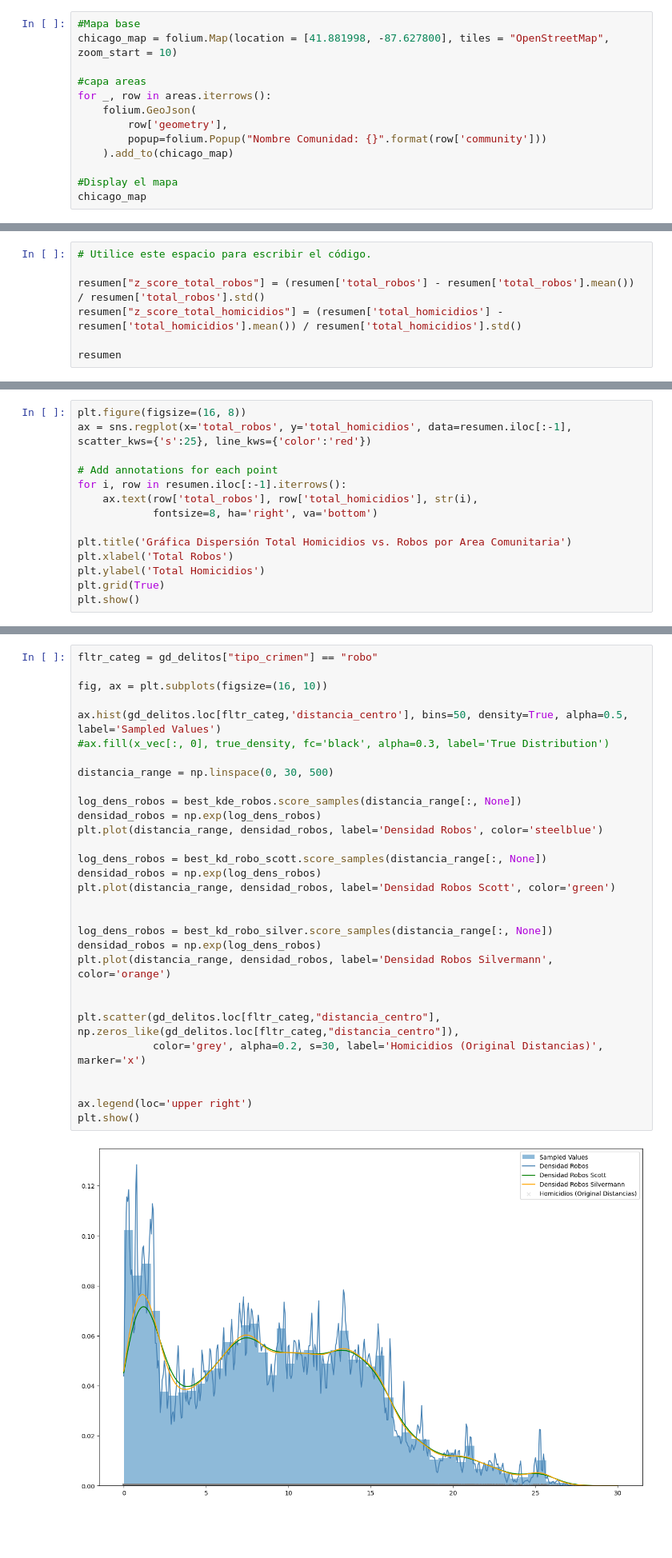
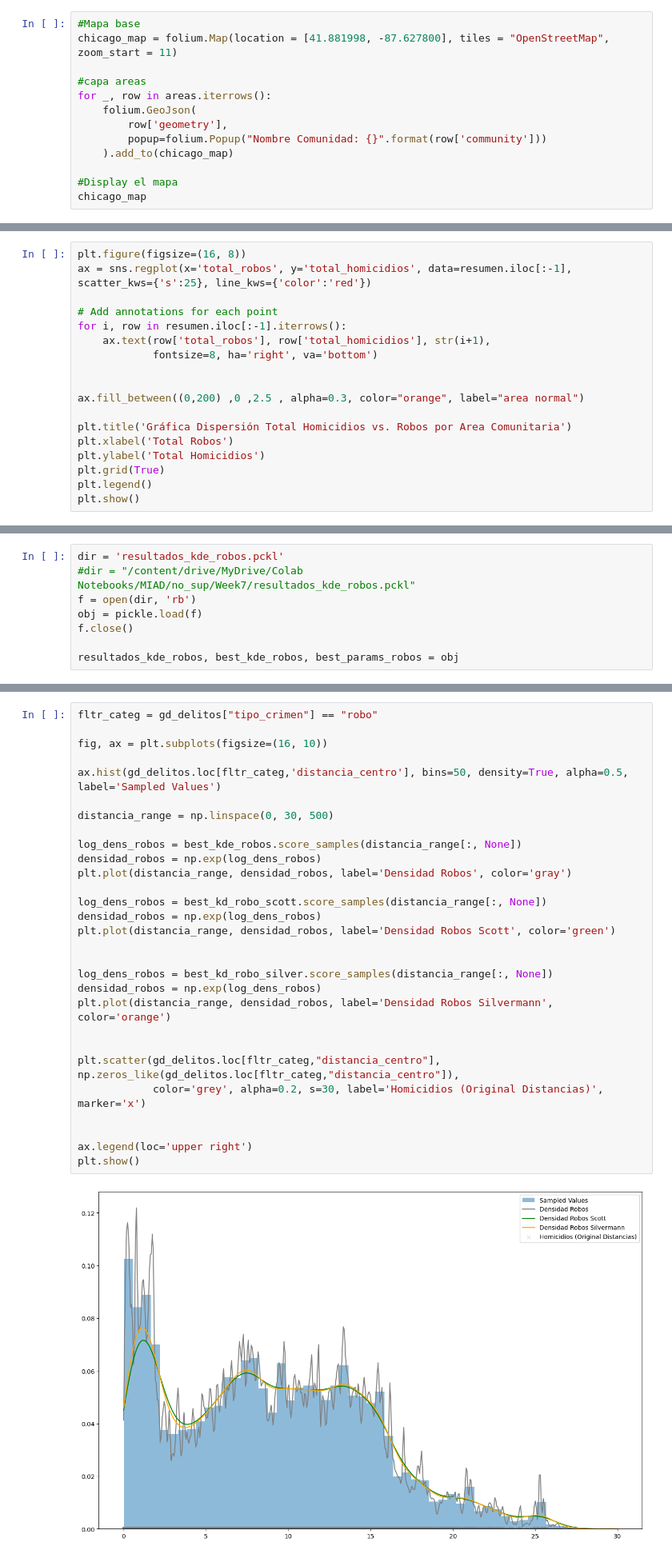
Before and after one commit to paulguz261/MIAD_2024_NO_SUPERVISADO, a Jupyter notebook: Week7/S7_LC_Taller_Geograficos_KDE.ipynb, the cells around one changed output, grey strips where cells are left out. Shown at 80% size. Cells and saved outputs as stored; diff of their text form; blank space fills up the shorter version.

```diff
--- a/Week7/S7_LC_Taller_Geograficos_KDE.ipynb
+++ b/Week7/S7_LC_Taller_Geograficos_KDE.ipynb
@@ -256,7 +267,7 @@ cantidad de poligonos cargados: 77
 cantidad de comunidades unicas cargadas77
 # %%
 #Mapa base
-chicago_map = folium.Map(location = [41.881998, -87.627800], tiles = "OpenStreetMap", zoom_start = 10)
+chicago_map = folium.Map(location = [41.881998, -87.627800], tiles = "OpenStreetMap", zoom_start = 11)
 
 #capa areas
 for _, row in areas.iterrows():
@@ -306,9 +357,2 @@ resumen.sort_values(by="total_homicidios", ascending=False)
 # %% [markdown]
 #### 2.2. Genere una gráfica de dispersión entre el total de homicidios y robos por barrios. Incluya en la gráfica la recta de regresión que mejor ajusta a esos datos. Describa los resultados que obtiene.
-# %%
-# Utilice este espacio para escribir el código.
-
-resumen["z_score_total_robos"] = (resumen['total_robos'] - resumen['total_robos'].mean()) / resumen['total_robos'].std()
-resumen["z_score_total_homicidios"] = (resumen['total_homicidios'] - resumen['total_homicidios'].mean()) / resumen['total_homicidios'].std()
-
-resumen
@@ -332,12 +362,16 @@ ax = sns.regplot(x='total_robos', y='total_homicidios', data=resumen.iloc[:-1],
 
 # Add annotations for each point
 for i, row in resumen.iloc[:-1].iterrows():
-    ax.text(row['total_robos'], row['total_homicidios'], str(i),
+    ax.text(row['total_robos'], row['total_homicidios'], str(i+1),
             fontsize=8, ha='right', va='bottom')
+
+
+ax.fill_between((0,200) ,0 ,2.5 , alpha=0.3, color="orange", label="area normal")
 
 plt.title('Gráfica Dispersión Total Homicidios vs. Robos por Area Comunitaria')
 plt.xlabel('Total Robos')
 plt.ylabel('Total Homicidios')
 plt.grid(True)
+plt.legend()
 plt.show()
 # %% [output]
@@ -472,0 +499,8 @@ Mejores parámetros para robos: {'bandwidth': 0.10985411419875583, 'kernel': 'li
+# %%
+dir = 'resultados_kde_robos.pckl'
+#dir = "/content/drive/MyDrive/Colab Notebooks/MIAD/no_sup/Week7/resultados_kde_robos.pckl"
+f = open(dir, 'rb')
+obj = pickle.load(f)
+f.close()
+
+resultados_kde_robos, best_kde_robos, best_params_robos = obj
@@ -506,32 +531,31 @@ resultados_kde_robos.sort_values(by='rank_test_score').head(20)
 # %%
 fltr_categ = gd_delitos["tipo_crimen"] == "robo"
 
 fig, ax = plt.subplots(figsize=(16, 10))
 
 ax.hist(gd_delitos.loc[fltr_categ,'distancia_centro'], bins=50, density=True, alpha=0.5, label='Sampled Values')
-#ax.fill(x_vec[:, 0], true_density, fc='black', alpha=0.3, label='True Distribution')
 
 distancia_range = np.linspace(0, 30, 500)
 
 log_dens_robos = best_kde_robos.score_samples(distancia_range[:, None])
 densidad_robos = np.exp(log_dens_robos)
-plt.plot(distancia_range, densidad_robos, label='Densidad Robos', color='steelblue')
+plt.plot(distancia_range, densidad_robos, label='Densidad Robos', color='gray')
 
 log_dens_robos = best_kd_robo_scott.score_samples(distancia_range[:, None])
 densidad_robos = np.exp(log_dens_robos)
 plt.plot(distancia_range, densidad_robos, label='Densidad Robos Scott', color='green')
 
 
 log_dens_robos = best_kd_robo_silver.score_samples(distancia_range[:, None])
 densidad_robos = np.exp(log_dens_robos)
 plt.plot(distancia_range, densidad_robos, label='Densidad Robos Silvermann', color='orange')
 
 
 plt.scatter(gd_delitos.loc[fltr_categ,"distancia_centro"], np.zeros_like(gd_delitos.loc[fltr_categ,"distancia_centro"]),
             color='grey', alpha=0.2, s=30, label='Homicidios (Original Distancias)', marker='x')
 
 
 ax.legend(loc='upper right')
 plt.show()
 # %% [output]
-[figure, old version]
+[figure, new version]
```
Also changed, not shown: parts of 97 cells of this notebook, 7 other files.
